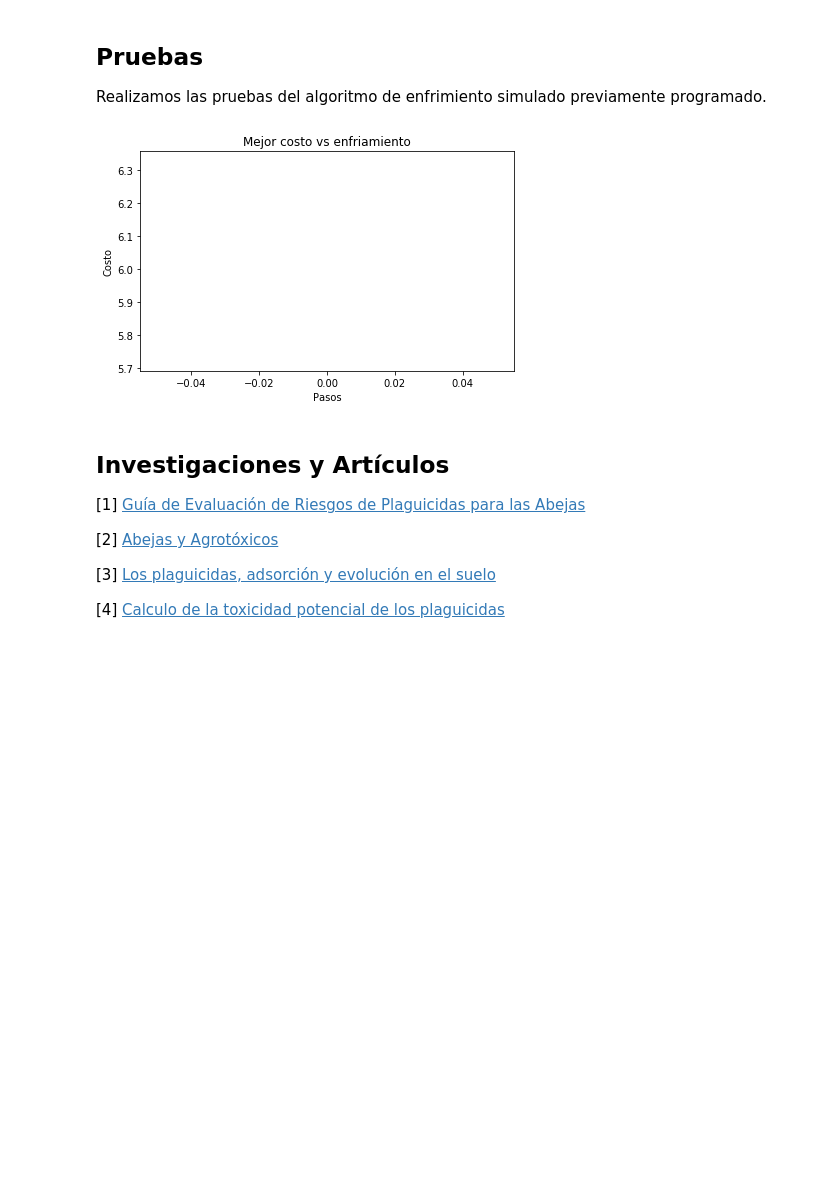
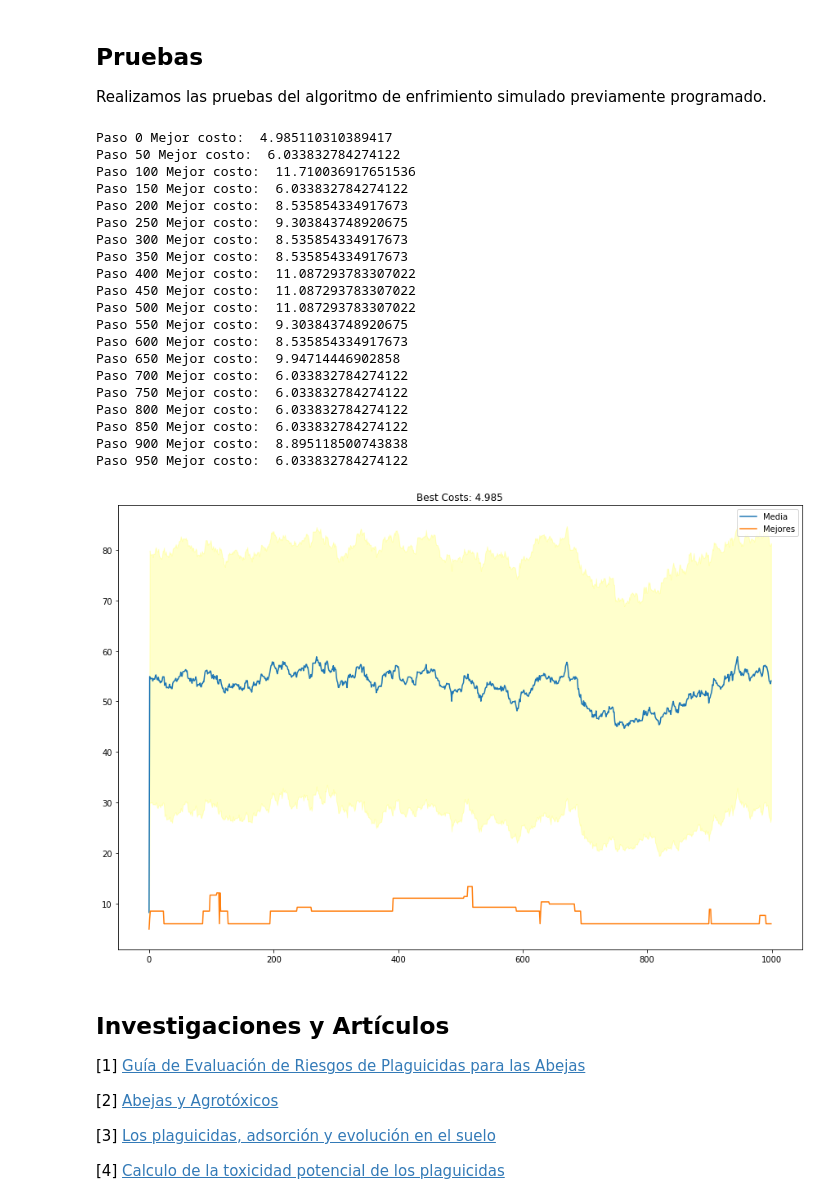
Before and after one commit to jaidenmeiden/tia, a Jupyter notebook: ProjectBees/SimulatedCooling/SC.ipynb, the cells around one changed output. Cells and saved outputs as stored; diff of their text form; code cells hidden in the pictures; blank space fills up the shorter version.

```diff
--- a/ProjectBees/SimulatedCooling/SC.ipynb
+++ b/ProjectBees/SimulatedCooling/SC.ipynb
@@ -150,16 +162,28 @@ class Costo:
 
     def calculoCosto(self):
         suma = 1/ (1.1 - self.combinacion.concentracion)
-        if self.combinacion.ingrediente.clasificacion in clasificacion:
-            suma = suma + clasificacion[self.combinacion.ingrediente.clasificacion]
-        if self.combinacion.exposicion.forma in exposicion:
-            suma = suma + exposicion[self.combinacion.exposicion.forma]
-        if self.combinacion.aplicacion.tipo in aplicacion:
-            suma = suma + aplicacion[self.combinacion.aplicacion.tipo]
-        if self.combinacion.residualidad.tiempo in residualidad:
-            suma = suma + residualidad[self.combinacion.residualidad.tiempo]
+        if self.combinacion.clasificacion in clasificacion:
+            suma = suma + clasificacion[self.combinacion.clasificacion]
+        if self.combinacion.forma in exposicion:
+            suma = suma + exposicion[self.combinacion.forma]
+        if self.combinacion.tipo in aplicacion:
+            suma = suma + aplicacion[self.combinacion.tipo]
+        if self.combinacion.tiempo in residualidad:
+            suma = suma + residualidad[self.combinacion.tiempo]
         self.riesgo = suma
         return self.riesgo
+
+
+def costando(poblacion, T):
+    costo = 0
+    for i in range(len(poblacion)):
+        if costo == 0:
+            costo = Costo(poblacion[i]).calculoCosto()
+        else:
+            costo1 = Costo(poblacion[i]).calculoCosto()
+            if costo1<costo or np.random.random()<T:
+                costo = costo1
+    return costo
 # %% [markdown]
 ## Funciones
 # %%
@@ -262,9 +277,29 @@ def algoritmo(n_vecindarios, n_vecinos, pasos_enfrimiento):
 ## Pruebas
 Realizamos las pruebas del algoritmo de enfrimiento simulado previamente programado.
 # %%
-solucion=algoritmo(n_vecindarios=100, n_vecinos=100, pasos_enfrimiento=100)
+algoritmo(n_poblaciones = 100, n_vecinos=100, pasos_enfrimiento=1000)
 # %% [output]
+Paso 0 Mejor costo:  4.985110310389417
+Paso 50 Mejor costo:  6.033832784274122
+Paso 100 Mejor costo:  11.710036917651536
+Paso 150 Mejor costo:  6.033832784274122
+Paso 200 Mejor costo:  8.535854334917673
+Paso 250 Mejor costo:  9.303843748920675
+Paso 300 Mejor costo:  8.535854334917673
+Paso 350 Mejor costo:  8.535854334917673
+Paso 400 Mejor costo:  11.087293783307022
+Paso 450 Mejor costo:  11.087293783307022
+Paso 500 Mejor costo:  11.087293783307022
+Paso 550 Mejor costo:  9.303843748920675
+Paso 600 Mejor costo:  8.535854334917673
+Paso 650 Mejor costo:  9.94714446902858
+Paso 700 Mejor costo:  6.033832784274122
+Paso 750 Mejor costo:  6.033832784274122
+Paso 800 Mejor costo:  6.033832784274122
+Paso 850 Mejor costo:  6.033832784274122
+Paso 900 Mejor costo:  8.895118500743838
+Paso 950 Mejor costo:  6.033832784274122
-[figure, old version]
+[figure, new version]
 # %% [markdown]
 ## Investigaciones y Artículos
 
```
Also changed, not shown: parts of 7 cells of this notebook, 1 other file.
